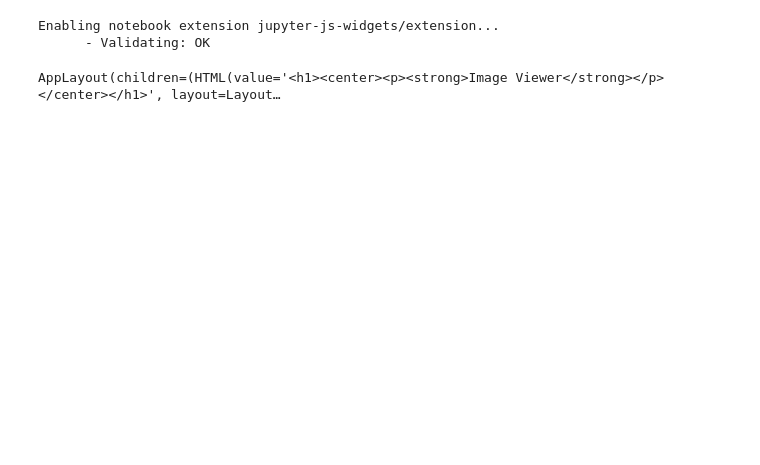
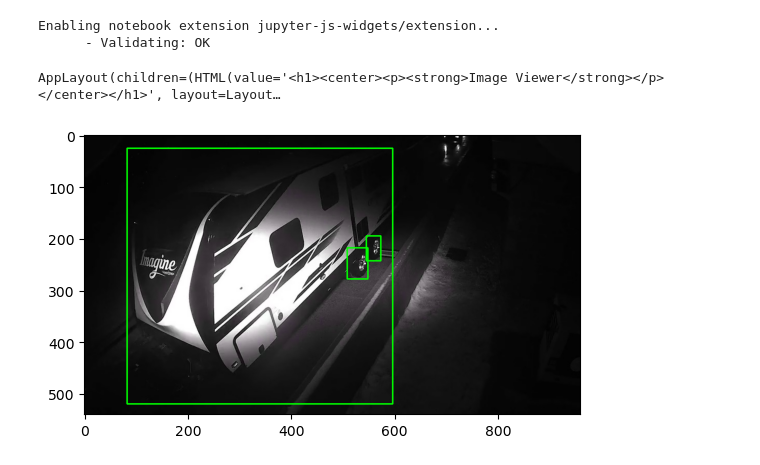
Before and after one commit to sh1n0b1n0m0n0/darknet_train_helper, a Jupyter notebook: show_annotations_widget.ipynb, the cells around one changed output. Saved outputs shown, nothing was run; the diff lists cells and outputs as text; code cells hidden in the pictures; blank space fills up the shorter version.

```diff
--- a/show_annotations_widget.ipynb
+++ b/show_annotations_widget.ipynb
@@ -13,7 +15,7 @@ from ipywidgets import AppLayout, Button, Layout, HTML
 Enabling notebook extension jupyter-js-widgets/extension...
       - Validating: OK
 # %%
-train_txt = Path("/home/alexsh/darknet_experiments/data/default_prepared/train.txt")
+train_txt = Path("/home/alexsh/darknet_experiments/src/darknet_train_helper/c_trailers.txt")
 
 with open(train_txt, "r") as f:
     txt_guts = f.read().splitlines()
@@ -51,9 +53,11 @@ def plot_img(img_path):
         x1, y1, x2, y2 = to_cv_coords(input_img, dn_coords[i])
         cv2.rectangle(input_img, (x1, y1), (x2, y2), (0, 255, 0), 2)
 
-    success, encoded_image = cv2.imencode('.jpg', input_img)
+    #success, encoded_image = cv2.imencode('.jpg', input_img)
+    plt.imshow(input_img)
+    plt.show()
 
-    return encoded_image.tobytes()
+    #return encoded_image.tobytes()
 
 
 class Loop():
@@ -147,3 +151,9 @@ def annotaions_viwer(df):
 annotaions_viwer(df)
 # %% [output]
 AppLayout(children=(HTML(value='<h1><center><p><strong>Image Viewer</strong></p></center></h1>', layout=Layout…
+# %%
+imgs = df["imgs"]
+# %%
+plot_img(str(imgs[133]))
+# %% [output]
+[figure, added]
```
Also changed, not shown: parts of 1 cell of this notebook, 9 other files.
